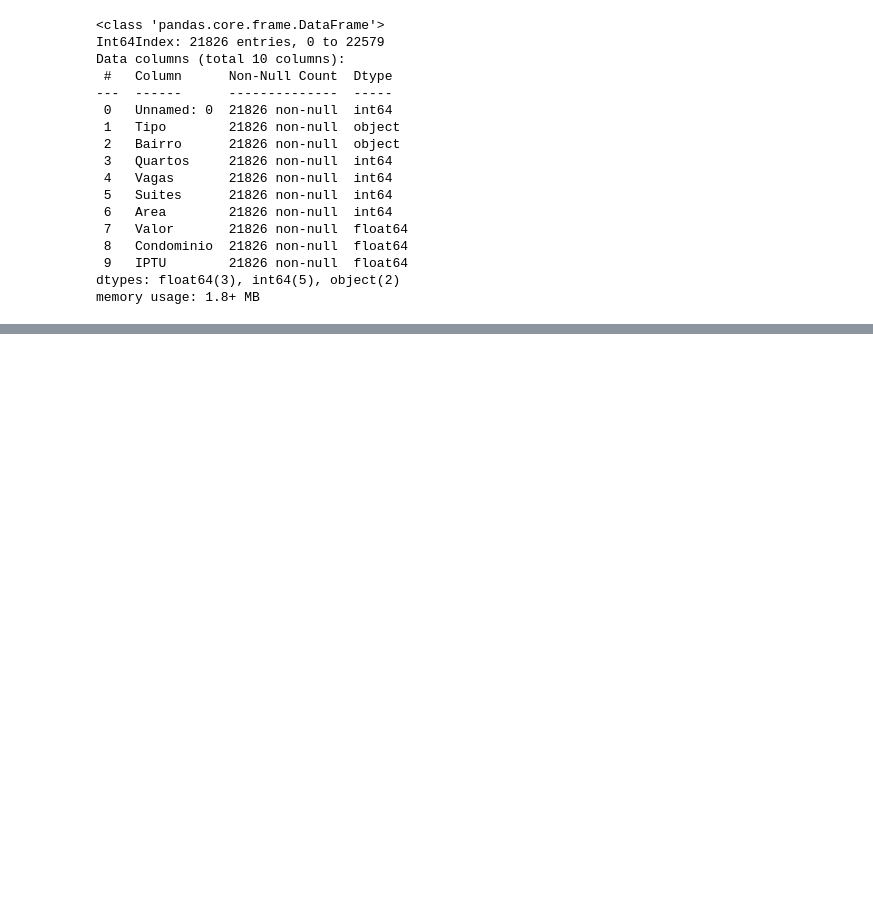
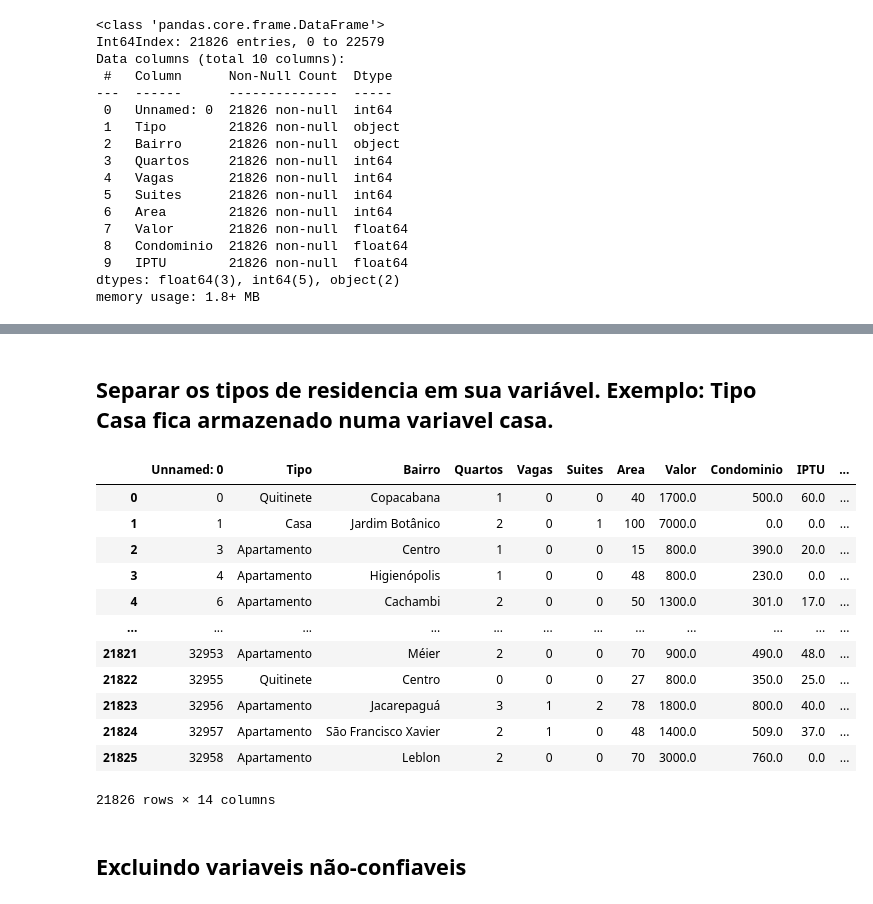
Before and after one commit to GabrielVideira/PythonDataScience, a Jupyter notebook: Aprofundando Pandas/Aprofundando_Pandas.ipynb, the cells around one changed output, grey strips where cells are left out. Cells and saved outputs as stored; diff of their text form; code cells hidden in the pictures; blank space fills up the shorter version.

Commit message:
Lambda, criando e excluindo variaveis

```diff
--- a/Aprofundando Pandas/Aprofundando_Pandas.ipynb
+++ b/Aprofundando Pandas/Aprofundando_Pandas.ipynb
@@ -987,0 +1095,2 @@ dados.to_csv('aluguel_residencial.csv', sep =';', index = False)
+# %%
+dados['Valor/m2'] = dados['Valor']  / dados['Area']
@@ -987,0 +1106,4 @@ dados.to_csv('aluguel_residencial.csv', sep =';', index = False)
+# %%
+dados['Valor/m2'] = dados['Valor/m2'].round(2)
+# %%
+dados['Valor Bruto/m2'] = (dados['Valor Bruto'] / dados['Area']).round(2)
@@ -987,0 +1124,33 @@ dados.to_csv('aluguel_residencial.csv', sep =';', index = False)
+# %% [markdown]
+## **Separar os tipos de residencia em sua variável. Exemplo: Tipo Casa fica armazenado numa variavel casa.**
+# %%
+casa = ['Casa', 'Casa de Condomínio', 'Casa de Vila']
+# %%
+
+'''
+
+Funçoes lambda sao funçoes anonimas onde podemos declarar uma funçao sem dar
+nome a ela
+Elas são úteis quando precisamos de uma função simples, que será utilizada
+apenas uma vez e não precisa ser reutilizada em outro lugar do código
+
+lambda {argumentos}: {expressão}
+'''
+dados['Tipo Agregado'] = dados['Tipo'].apply(lambda x: 'Casa' if x in casa else 'Apartamento')
+dados
+# %% [output]
+|  | Unnamed: 0 | Tipo | Bairro | Quartos | Vagas | Suites | Area | Valor | Condominio | IPTU | ... |
+| 0 | 0 | Quitinete | Copacabana | 1 | 0 | 0 | 40 | 1700.0 | 500.0 | 60.0 | ... |
+| 1 | 1 | Casa | Jardim Botânico | 2 | 0 | 1 | 100 | 7000.0 | 0.0 | 0.0 | ... |
+| 2 | 3 | Apartamento | Centro | 1 | 0 | 0 | 15 | 800.0 | 390.0 | 20.0 | ... |
+| 3 | 4 | Apartamento | Higienópolis | 1 | 0 | 0 | 48 | 800.0 | 230.0 | 0.0 | ... |
+| 4 | 6 | Apartamento | Cachambi | 2 | 0 | 0 | 50 | 1300.0 | 301.0 | 17.0 | ... |
+| ... | ... | ... | ... | ... | ... | ... | ... | ... | ... | ... | ... |
+| 21821 | 32953 | Apartamento | Méier | 2 | 0 | 0 | 70 | 900.0 | 490.0 | 48.0 | ... |
+| 21822 | 32955 | Quitinete | Centro | 0 | 0 | 0 | 27 | 800.0 | 350.0 | 25.0 | ... |
+| 21823 | 32956 | Apartamento | Jacarepaguá | 3 | 1 | 2 | 78 | 1800.0 | 800.0 | 40.0 | ... |
+| 21824 | 32957 | Apartamento | São Francisco Xavier | 2 | 1 | 0 | 48 | 1400.0 | 509.0 | 37.0 | ... |
+| 21825 | 32958 | Apartamento | Leblon | 2 | 0 | 0 | 70 | 3000.0 | 760.0 | 0.0 | ... |
+21826 rows × 14 columns
+# %% [markdown]
+## **Excluindo variaveis não-confiaveis**
```
Also changed, not shown: parts of 32 cells of this notebook.
